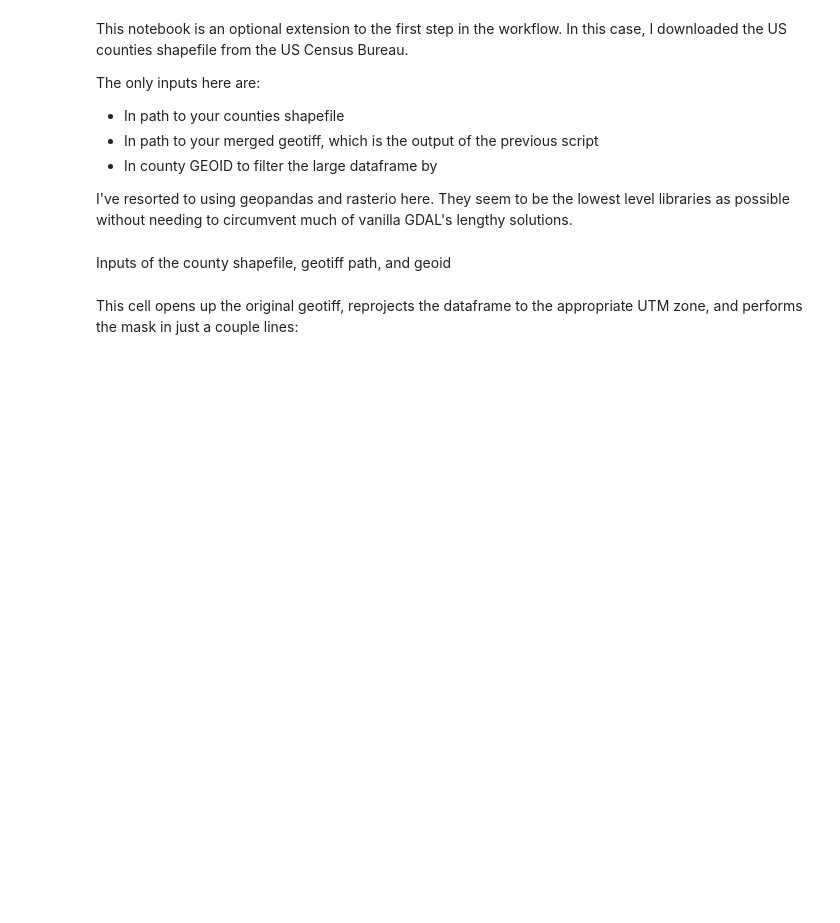
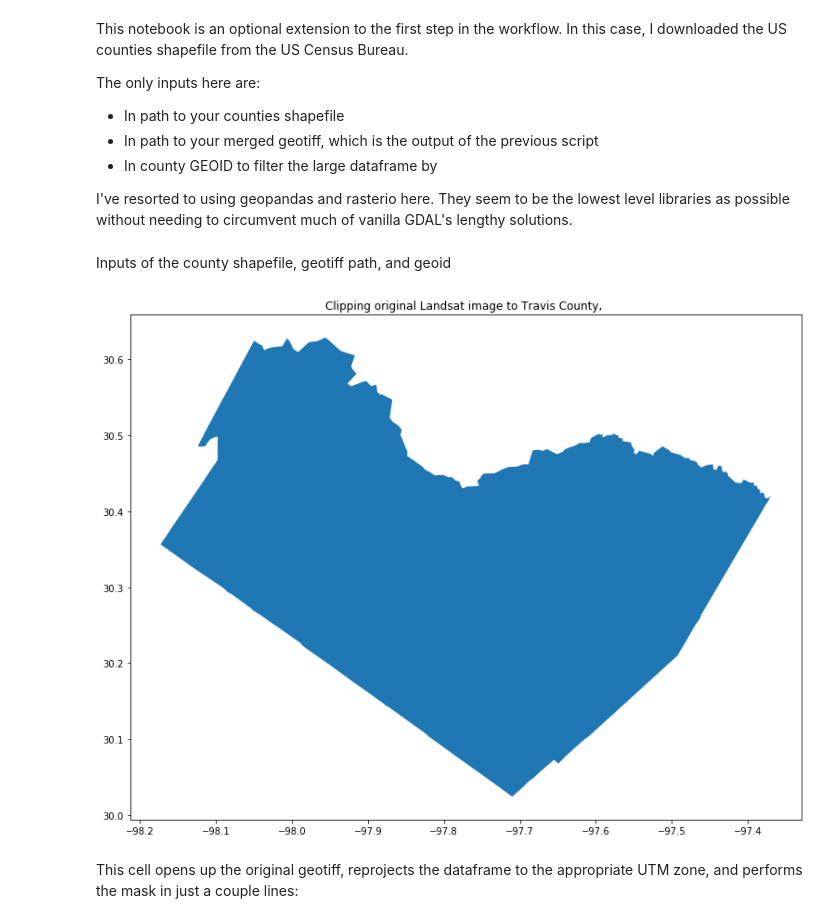
Before and after one commit to cmoultonatx/sklearn_landsat_classification, a Jupyter notebook: notebooks/1.5 - Optional - Clipping Raster by a Shapefile.ipynb, the cells around one changed output. Saved outputs shown, nothing was run; the diff lists cells and outputs as text; code cells hidden in the pictures; blank space fills up the shorter version.

```diff
--- a/notebooks/1.5 - Optional - Clipping Raster by a Shapefile.ipynb
+++ b/notebooks/1.5 - Optional - Clipping Raster by a Shapefile.ipynb
@@ -20,6 +23,12 @@ in_tif = r"C:\Users\moult\Documents\geospatial\data\Austin_Landsat.tif"
 in_county_geoid = '48453'
 counties_gdf = gpd.read_file(in_shp)
 counties_gdf = counties_gdf[counties_gdf['GEOID'] == in_county_geoid]
+# %%
+fig, ax = plt.subplots(nrows=1, ncols=1, figsize=(20,10))
+counties_gdf.plot(ax=ax)
+ax.set_title('Clipping original Landsat image to {}, '.format(counties_gdf['NAMELSAD'].values[0]));
+# %% [output]
+[figure, added]
 # %% [markdown]
 This cell opens up the original geotiff, reprojects the dataframe to the appropriate
 UTM zone, and performs the mask in just a couple lines:
```
Also changed, not shown: parts of 2 cells of this notebook, 1 other file.
